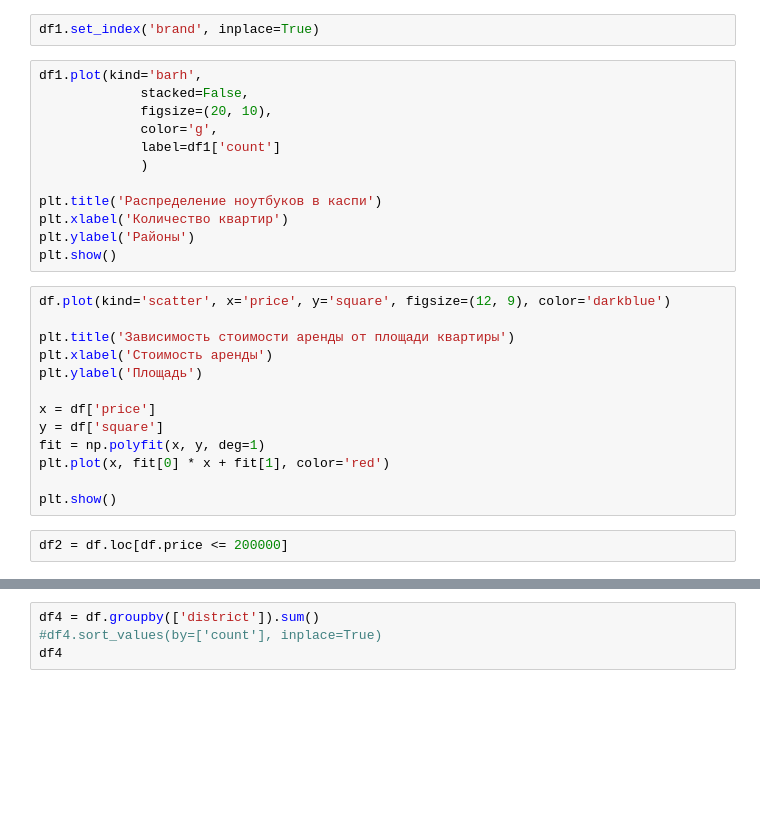
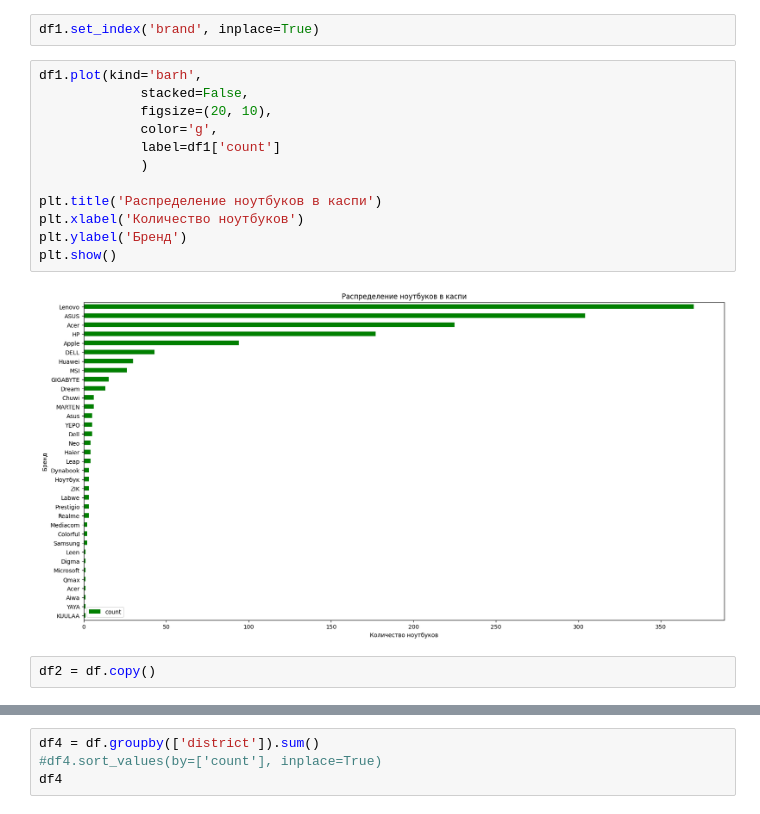
Before and after one commit to BMukhtar/KBot, a Jupyter notebook: kaspi.ipynb, the cells around one changed output, grey strips where cells are left out. Cells and saved outputs as stored; diff of their text form; blank space fills up the shorter version.

```diff
--- a/kaspi.ipynb
+++ b/kaspi.ipynb
@@ -202,29 +186,18 @@ df1.set_index('brand', inplace=True)
 # %%
 df1.plot(kind='barh',
              stacked=False,
              figsize=(20, 10),
              color='g',
              label=df1['count']
              )
 
 plt.title('Распределение ноутбуков в каспи')
-plt.xlabel('Количество квартир')
-plt.ylabel('Районы')
+plt.xlabel('Количество ноутбуков')
+plt.ylabel('Бренд')
 plt.show()
+# %% [output]
+[figure, added]
-# %%
-df.plot(kind='scatter', x='price', y='square', figsize=(12, 9), color='darkblue')
-
-plt.title('Зависимость стоимости аренды от площади квартиры')
-plt.xlabel('Стоимость аренды')
-plt.ylabel('Площадь')
-
-x = df['price']
-y = df['square']
-fit = np.polyfit(x, y, deg=1)
-plt.plot(x, fit[0] * x + fit[1], color='red')
-
-plt.show()
-# %%
-df2 = df.loc[df.price <= 200000]
+# %%
+df2 = df.copy()
 # %%
 df2.head()
```
Also changed, not shown: parts of 4 cells of this notebook, 1 other file.
